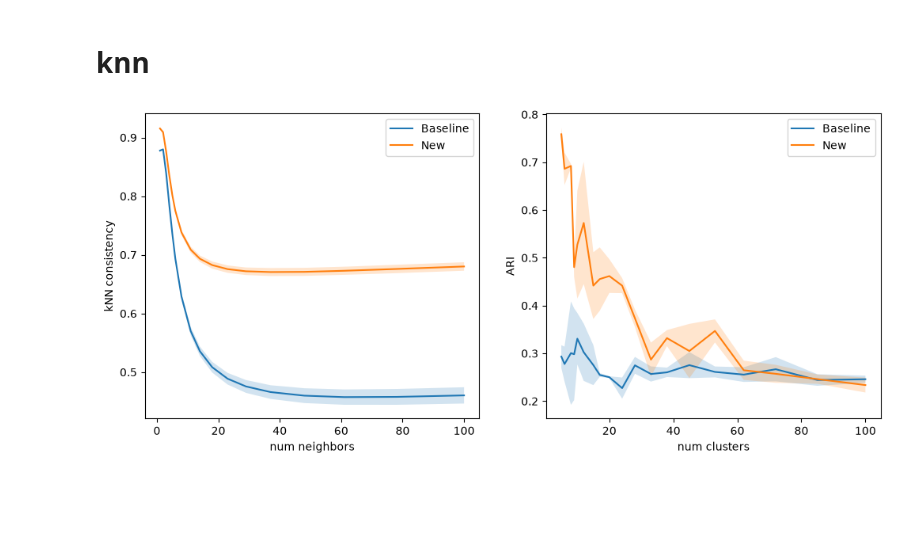
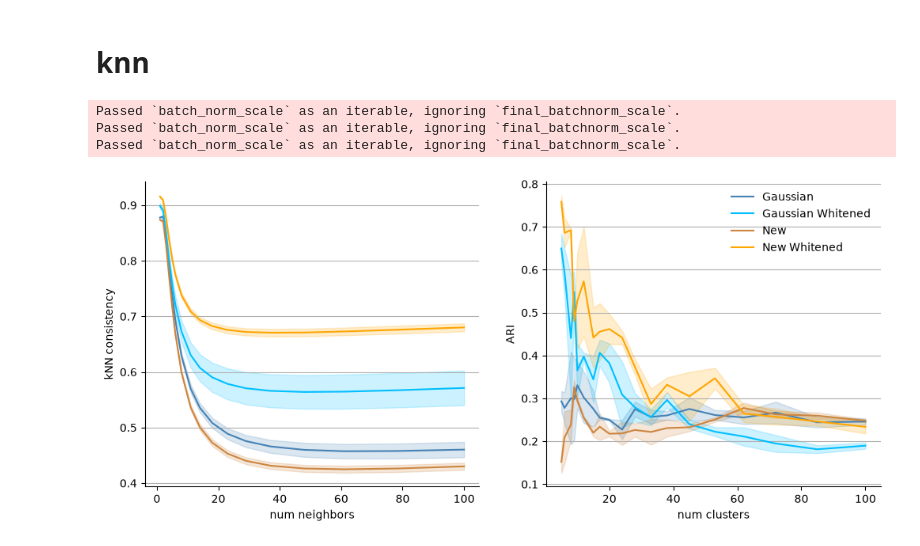
Before and after one commit to NathanSoeding/sensorium, a Jupyter notebook: analysis/paper_plots.ipynb, the cells around one changed output. Saved outputs shown, nothing was run; the diff lists cells and outputs as text; code cells hidden in the pictures; blank space fills up the shorter version.

```diff
--- a/analysis/paper_plots.ipynb
+++ b/analysis/paper_plots.ipynb
@@ -813,6 +674,22 @@ plt.show()
 [figure]
 # %% [markdown]
 # knn
+# %%
+# load models
+paths = [
+    '../training/runs/baseline/baseline_white_seed9',
+    '../training/runs/baseline/baseline_white_seed87',
+    '../training/runs/baseline/baseline_white_seed333',
+]
+
+white_models = []
+for path in paths:
+    model = load_model_from_config(path, dataloaders, device)
+    white_models.append(model)
+# %% [output]
+Passed `batch_norm_scale` as an iterable, ignoring `final_batchnorm_scale`.
+Passed `batch_norm_scale` as an iterable, ignoring `final_batchnorm_scale`.
+Passed `batch_norm_scale` as an iterable, ignoring `final_batchnorm_scale`.
 # %%
 base_readouts = []
 for model in models:
@@ -823,6 +700,25 @@ for model in models:
 
 base_knn_curve, k_range = get_knn_curve(base_readouts)
 base_ari_curve, n_range = get_ari_curve(base_readouts)
+# %%
+white_readouts = []
+for model in white_models:
+    r = torch.cat([model.readout[key].features.detach().squeeze().T for key in data_keys])
+    r = model.whitener.transform_weights(r.T).T.cpu()
+    white_readouts.append(r)
+
+white_knn_curve, k_range = get_knn_curve(white_readouts)
+white_ari_curve, n_range = get_ari_curve(white_readouts)
+# %%
+new_non_readouts = []
+for model in new_models:
+    r = torch.cat([model.readout[key].features.detach() for key in data_keys])
+    # r = model.whitener.transform_weights(r.T).T.cpu()
+    r = r.cpu()
+    new_non_readouts.append(r)
+
+new_non_knn_curve, k_range = get_knn_curve(new_non_readouts)
+new_non_ari_curve, n_range = get_ari_curve(new_non_readouts)
 # %%
 new_readouts = []
 for model in new_models:
@@ -834,34 +730,49 @@ for model in new_models:
 new_knn_curve, k_range = get_knn_curve(new_readouts)
 new_ari_curve, n_range = get_ari_curve(new_readouts)
 # %%
+colors = {
+    'Gaussian': 'steelblue',
+    'Gaussian Whitened': 'deepskyblue',
+    'New': 'peru',
+    'New Whitened': 'orange',
+}
 knn_curves = {
-    'Baseline': base_knn_curve,
-    'New': new_knn_curve,
+    'Gaussian': base_knn_curve,
+    'Gaussian Whitened': white_knn_curve,
+    'New': new_non_knn_curve,
+    'New Whitened': new_knn_curve,
 }
 
 ari_curves = {
-    'Baseline': base_ari_curve,
-    'New': new_ari_curve,
+    'Gaussian': base_ari_curve,
+    'Gaussian Whitened': white_ari_curve,
+    'New': new_non_ari_curve,
+    'New Whitened': new_ari_curve,
 }
 
 fig, axs = plt.subplots(1, 2, figsize=(12, 5))
 
 def plot_curves(ax, x, curves):
     for label, curve in curves.items():
         m, s = np.array(curve[0]), np.array(curve[1])
-        ax.plot(x, m, label=label)
-        ax.fill_between(x, m - s, m + s, alpha=0.2)
+        ax.plot(x, m, label=label, color=colors[label])
+        ax.fill_between(x, m - s, m + s, alpha=0.2, color=colors[label])
 
 plot_curves(axs[0], k_range, knn_curves)
 axs[0].set_xlabel('num neighbors')
 axs[0].set_ylabel('kNN consistency')
-axs[0].legend()
+axs[0].spines['top'].set_visible(False)
+axs[0].spines['right'].set_visible(False)
+axs[0].grid(axis='y')
 
 plot_curves(axs[1], n_range, ari_curves)
 axs[1].set_xlabel('num clusters')
 axs[1].set_ylabel('ARI')
-axs[1].legend()
+axs[1].legend(frameon=False)
+axs[1].spines['top'].set_visible(False)
+axs[1].spines['right'].set_visible(False)
+axs[1].grid(axis='y')
 
 plt.show()
 # %% [output]
-[figure, old version]
+[figure, new version]
```
Also changed, not shown: parts of 7 cells of this notebook.
